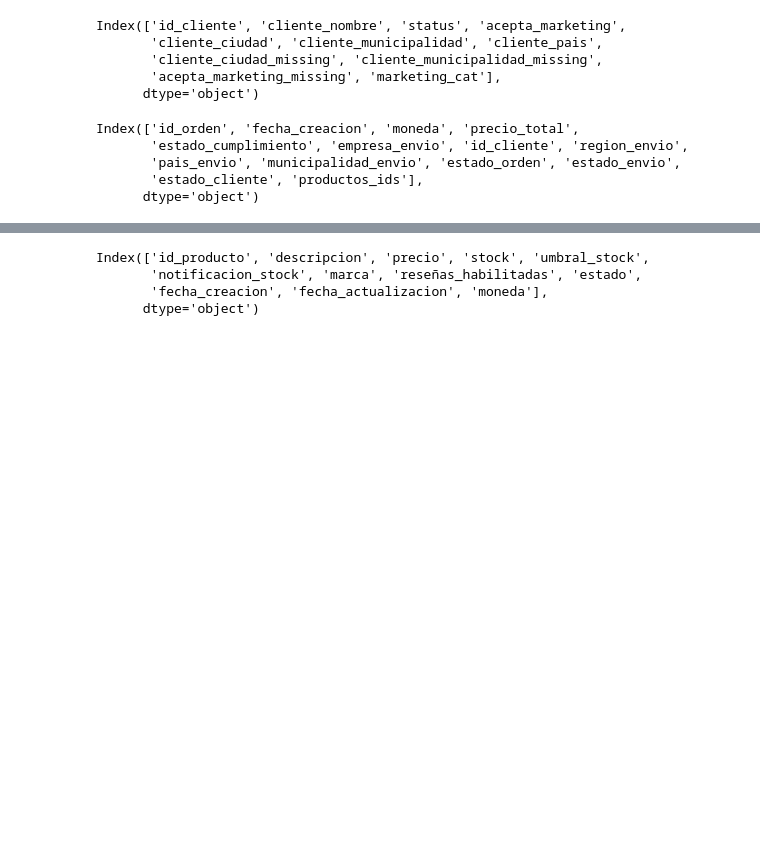
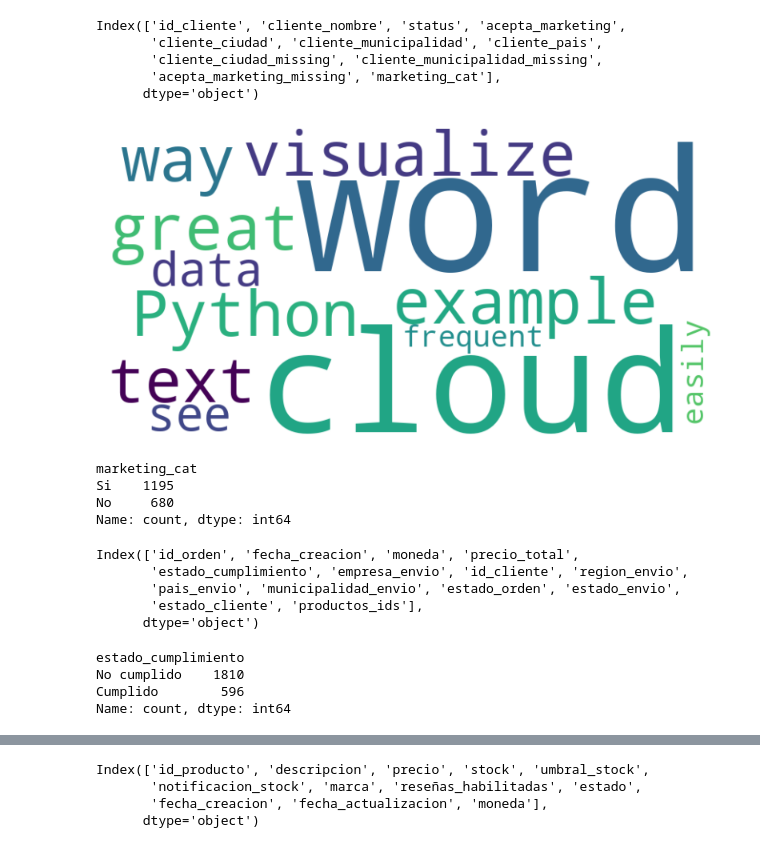
Before and after one commit to Halsey26/pipeline_perc, a Jupyter notebook: notebooks/pruebas_dashboard.ipynb, the cells around one changed output, grey strips where cells are left out. Cells and saved outputs as stored; diff of their text form; code cells hidden in the pictures; blank space fills up the shorter version.

```diff
--- a/notebooks/pruebas_dashboard.ipynb
+++ b/notebooks/pruebas_dashboard.ipynb
@@ -111,6 +111,30 @@ Index(['id_cliente', 'cliente_nombre', 'status', 'acepta_marketing',
        'cliente_ciudad_missing', 'cliente_municipalidad_missing',
        'acepta_marketing_missing', 'marketing_cat'],
       dtype='object')
+# %%
+# Ejemplo de nube de palabras
+from wordcloud import WordCloud
+import matplotlib.pyplot as plt
+
+text = "This is an example of a word cloud in Python. Word clouds are a great way to visualize text data and see the most frequent words easily."
+
+# Create a WordCloud object
+wordcloud = WordCloud(width=800, height=400, background_color="white").generate(text)
+
+# Display the generated image:
+plt.figure(figsize=(10, 5))
+plt.imshow(wordcloud, interpolation="bilinear")
+plt.axis("off") # Remove axes
+plt.show()
+# %% [output]
+[figure, added]
+# %%
+df_clean['customers_clean']['marketing_cat'].value_counts()
+# %% [output]
+marketing_cat
+Si    1195
+No     680
+Name: count, dtype: int64
 # %%
 df_clean['orders_clean'].columns
 # %% [output]
@@ -119,3 +143,10 @@ Index(['id_orden', 'fecha_creacion', 'moneda', 'precio_total',
        'pais_envio', 'municipalidad_envio', 'estado_orden', 'estado_envio',
        'estado_cliente', 'productos_ids'],
       dtype='object')
+# %%
+df_clean['orders_clean']['estado_cumplimiento'].value_counts()
+# %% [output]
+estado_cumplimiento
+No cumplido    1810
+Cumplido        596
+Name: count, dtype: int64
```
Also changed, not shown: parts of 2 cells of this notebook, 6 other files.
